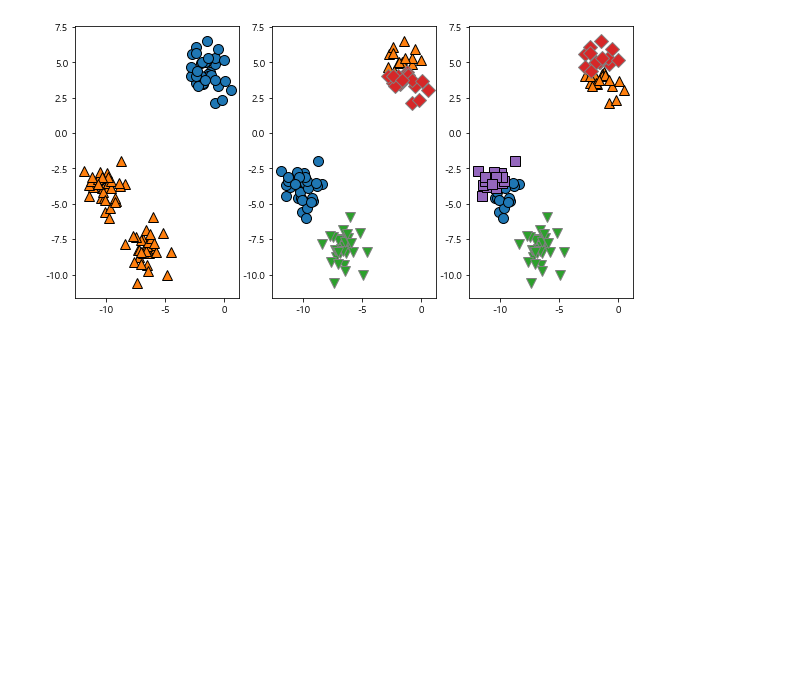
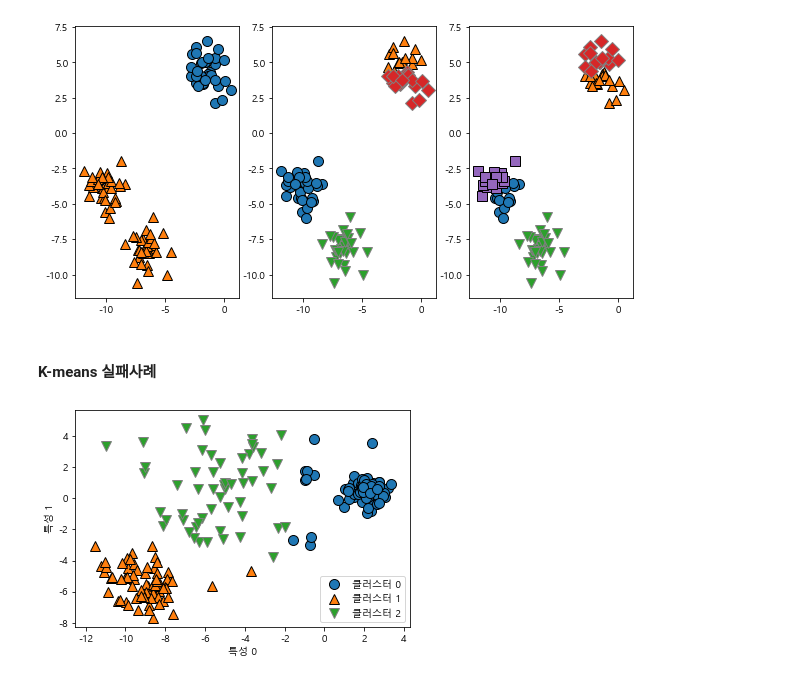
Before and after one commit to tedha012/machine-learning, a Jupyter notebook: day8.ipynb, the cells around one changed output. Cells and saved outputs as stored; diff of their text form; code cells hidden in the pictures; blank space fills up the shorter version.

```diff
--- a/day8.ipynb
+++ b/day8.ipynb
@@ -626,3 +626,19 @@ mglearn.discrete_scatter(x[:,0],x[:,1], assignment5, ax=axes[2])
  <matplotlib.lines.Line2D at 0x...>,
  <matplotlib.lines.Line2D at 0x...>]
 [figure]
+# %% [markdown]
+#### K-means 실패사례
+# %%
+x, y = make_blobs(n_samples=200,
+                 cluster_std=[1.0, 2.5, 0.5],
+                 random_state=170)
+# %%
+y_pred = KMeans(n_clusters=3, random_state=0).fit_predict(x)
+# %%
+mglearn.discrete_scatter(x[:,0], x[:,1], y_pred)
+plt.legend(['클러스터 0', '클러스터 1', '클러스터 2'], loc='best')
+plt.xlabel('특성 0')
+plt.ylabel('특성 1')
+plt.show()
+# %% [output]
+[figure, added]
```
Also changed, not shown: parts of 7 cells of this notebook, 8 other files.
